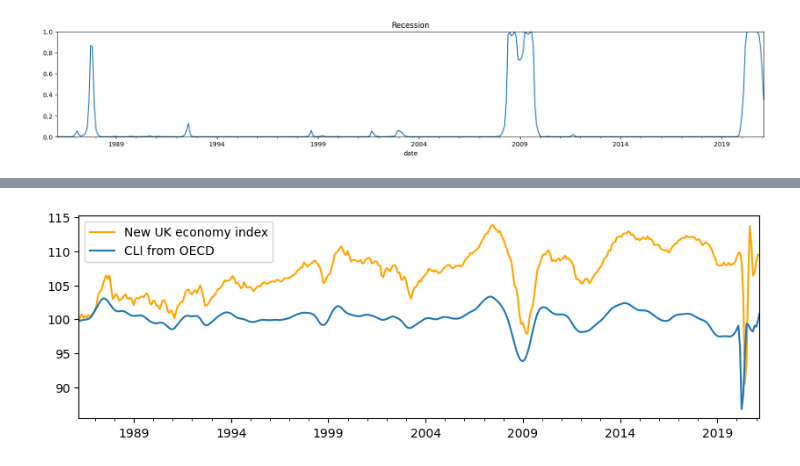
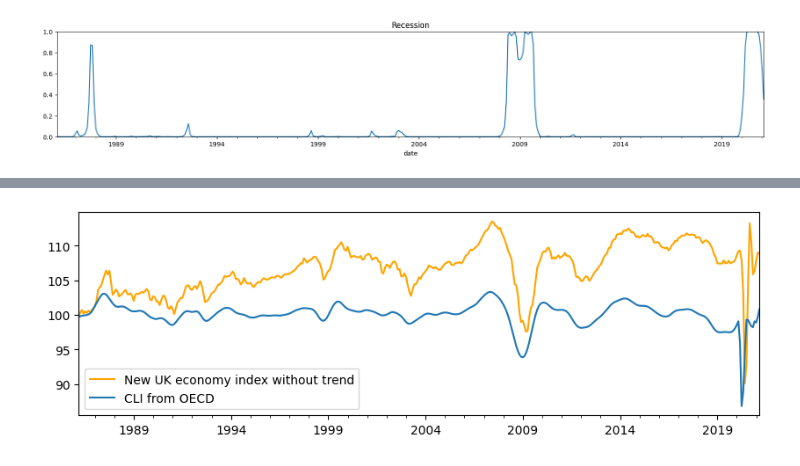
Before and after one commit to Buchunwang/UK-CLI, a Jupyter notebook: kim_nelson_uk_data_28_07_test.ipynb, the cells around one changed output, grey strips where cells are left out. Cells and saved outputs as stored; diff of their text form; code cells hidden in the pictures.

```diff
--- a/kim_nelson_uk_data_28_07_test.ipynb
+++ b/kim_nelson_uk_data_28_07_test.ipynb
@@ -84,8 +84,8 @@ from sklearn.preprocessing import StandardScaler
 from numpy.random import normal
 import pandas as pd
 import warnings
-def Kalman(R,H,A,Q_kal,true5D,Mu_st,N,P):
-# kalman filter
+def Kalman(R,H,A,Q_kal,true5D,Mu_st,N,P,K):
+# kalman filter for 5D data
     k = 0
     for t in range(N-1):
         k += 1
@@ -94,7 +94,7 @@ def Kalman(R,H,A,Q_kal,true5D,Mu_st,N,P):
         K = np.dot(P, np.dot(H.T, np.linalg.inv(np.dot(H, np.dot(P, H.T)) + R)))  # Kalman equation 3
         z[:, k] = [true5D[0, k], true5D[1, k], true5D[2, k], true5D[3, k], true5D[4, k]]
         x[:, k] = x[:, k] + np.dot(K, (z[:, k] - np.dot(H, x[:, k])))  # Kalman equation 4
-        P = np.dot((np.eye(3) - np.dot(K, H)), P)  # Kalman equation 5
+        P = np.dot((np.eye(P.shape[0]) - np.dot(K, H)), P)  # Kalman equation 5
         vct[0, k] = P[0, 0]  # save variance of delta_ct
       #  vct[1, k] = P[1, 1] we won't use second and third row
        # vct[2, k] = P[2, 2]
@@ -300,10 +300,9 @@ for i in range(5):
 x = np.zeros((3, N))#empty matrix to save mean value of xi_t
 vct = np.zeros((3, N))#empty matrix to save variance of xi_t
 
-
-
 mu_st=np.zeros(N) #this is for kalman filter
-
+xi=np.zeros((1,N))
+V=np.zeros((1,N))
 ######################################################
 # The following settings are for estimation of parameters in after hmailton basic filter
 
@@ -1483,9 +1497,9 @@ N=kalpre.shape[0]
 ddelta=np.mean(delta)
 C0=99.72203
 newCLI = np.zeros((N, 1))
-newCLI[0]=C0+(sample_ct/(iter-burn))[0]
+newCLI[0]=C0+(sample_ct/(iter-burn))[0]+ddelta
 for i in range(1, N):
-    newCLI[i] = newCLI[i-1] +  (sample_ct/(iter-burn))[i] # new delta_C_t=delta_c_t+C_{t-1}+delta according to appendix A7
+    newCLI[i] = newCLI[i-1] +  (sample_ct/(iter-burn))[i]+ddelta # new delta_C_t=delta_c_t+C_{t-1}+delta according to appendix A7
     # Create an array of monthly dates
 dates = pd.date_range(start='1986-03-01', end='2021-3-01', freq='MS')
 
@@ -1506,31 +1520,31 @@ plt.show()
 # %%
 import os
 import pandas as pd
 import numpy as np
 url = 'https://raw.githubusercontent.com/Buchunwang/UK-CLI/main/Kalman%20filter/CLI_raw.csv'#original CLI data
 CLI = pd.read_csv(url, header=None, encoding='utf-8', skiprows=1)
 # Create an array of monthly dates
 dates = pd.date_range(start='1986-03-01', end='2021-3-01', freq='MS')
 
 # Create a pandas Series with the data and the dates as index
 series1 = pd.Series(data=newCLI.ravel(), index=dates)
 fig, ax = plt.subplots(figsize=(10,3))
 # Plot the series
-series1.plot(figsize=(10,3), legend=False,label='New UK economy index',color='orange')
+series1.plot(figsize=(10,3), legend=False,label='New UK economy index without trend',color='orange')
 
 # Create another pandas Series with the same dates as index
 series2 = pd.Series(CLI.values.ravel(), index=dates)
 # Plot the series
 
 # Plot the second series
 series2.plot(figsize=(10,3), legend=False,label='CLI from OECD')
 
 
 
 # Set the y-axis limits
 #ax.set_ylim(80, 110)
 plt.legend()
 plt.savefig('myplot.png')
 plt.show()
 # %% [output]
-[figure, old version]
+[figure, new version]
```
Also changed, not shown: parts of 2 cells of this notebook.
